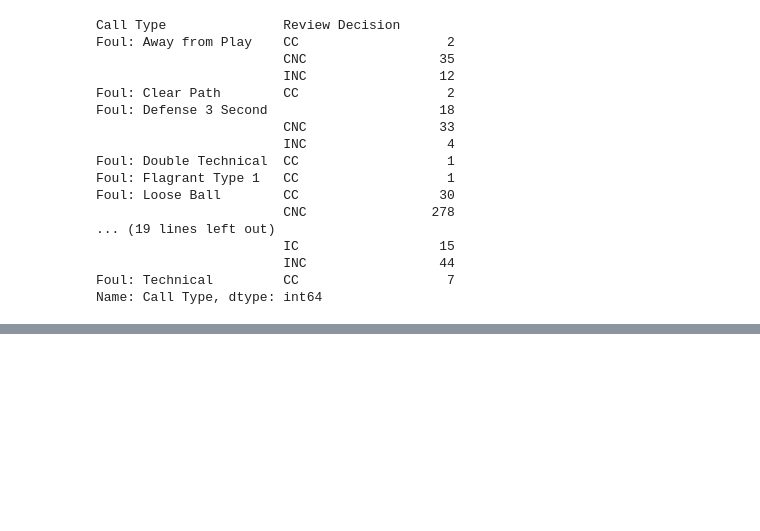
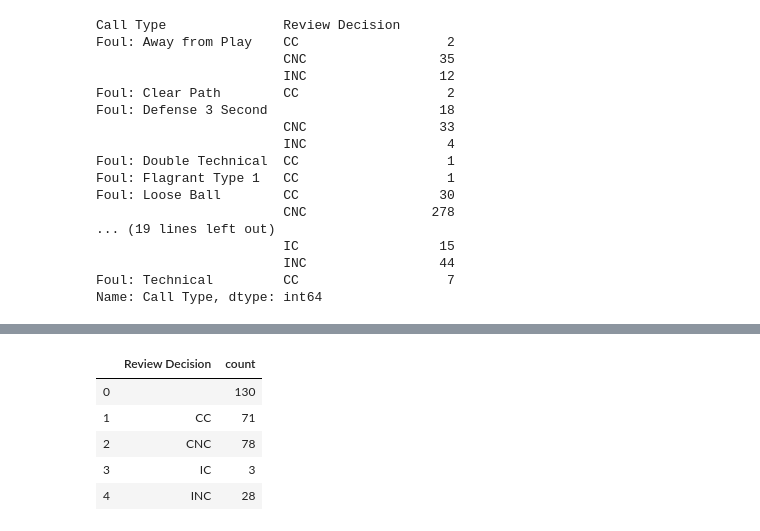
Before and after one commit to basketballrelativity/l2m, a Jupyter notebook: l2m.ipynb, the cells around one changed output, grey strips where cells are left out. Saved outputs shown, nothing was run; the diff lists cells and outputs as text; code cells hidden in the pictures; blank space fills up the shorter version.

```diff
--- a/l2m.ipynb
+++ b/l2m.ipynb
@@ -186,0 +297,10 @@ Name: Call Type, dtype: int64
+# %%
+type_df = pd.DataFrame(to_df.groupby('Review Decision')['Review Decision'].aggregate(['count'])).reset_index()
+type_df
+# %% [output]
+|  | Review Decision | count |
+| 0 |  | 130 |
+| 1 | CC | 71 |
+| 2 | CNC | 78 |
+| 3 | IC | 3 |
+| 4 | INC | 28 |
```
Also changed, not shown: parts of 16 cells of this notebook.
